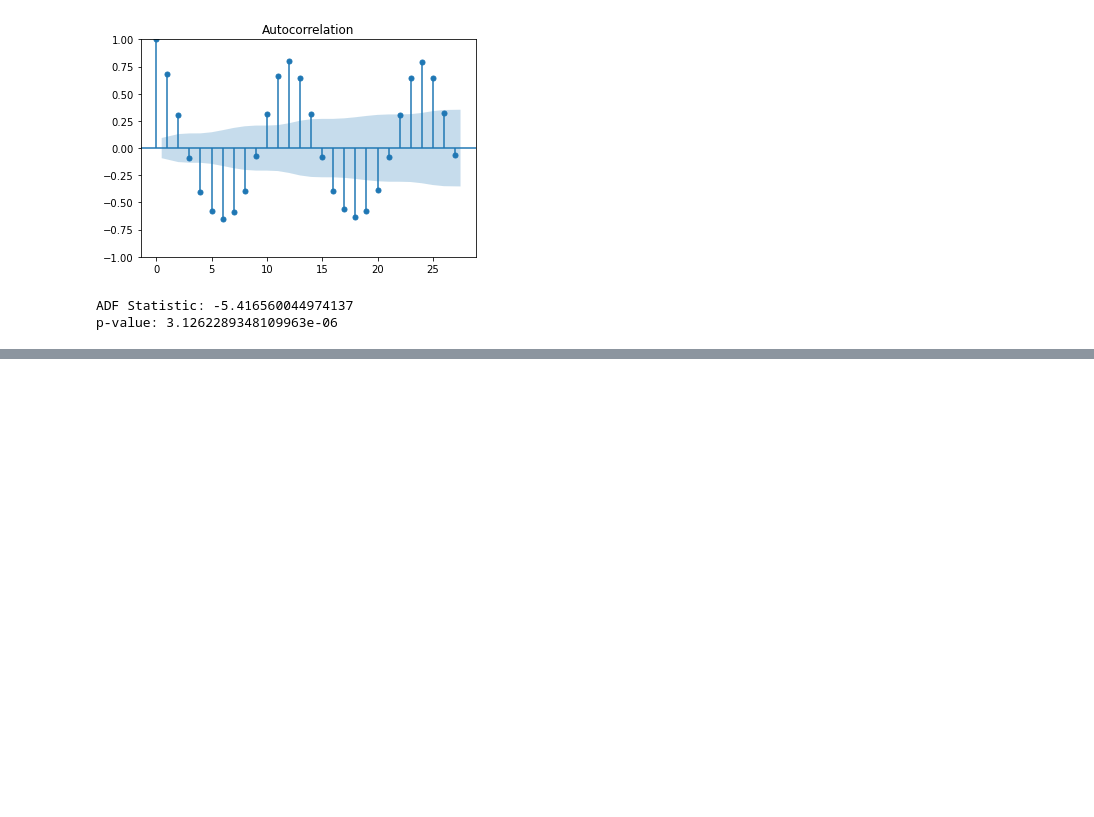
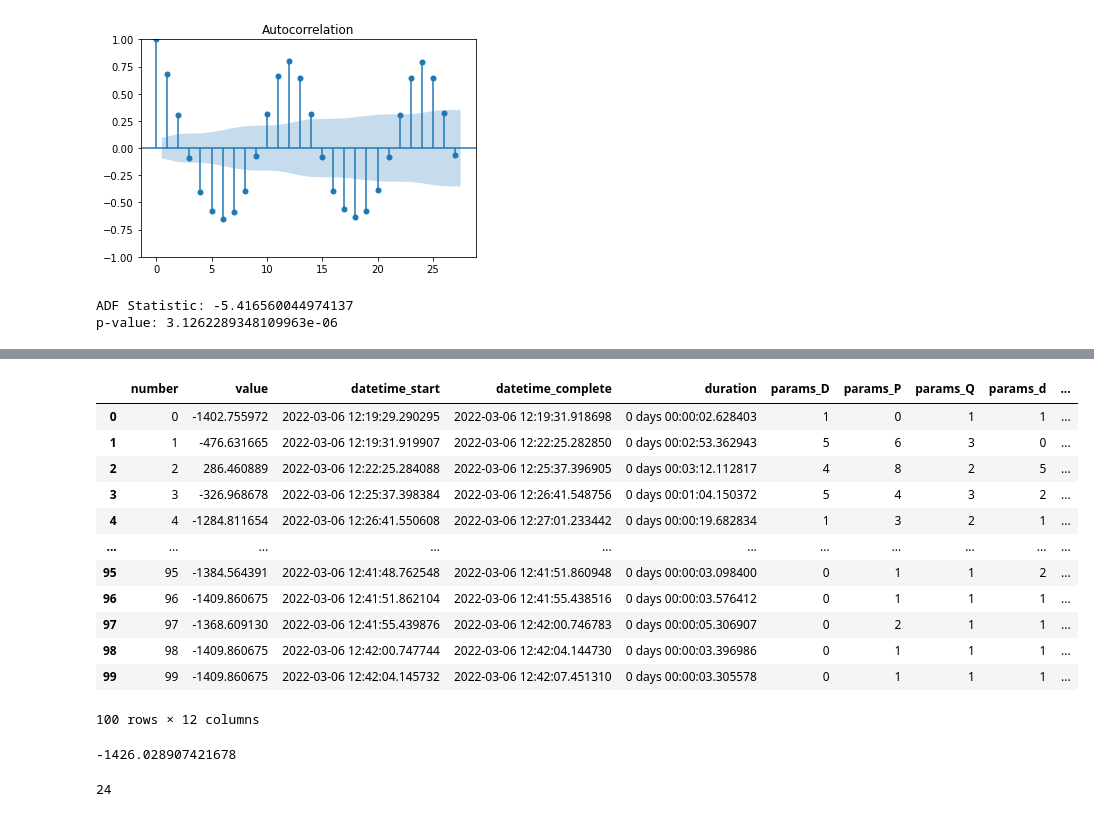
Before and after one commit to Solar-Wind-ML-DIRECT-2022-Project/2022-Project-Repo, a Jupyter notebook: SERF/SERF.ipynb, the cells around one changed output, grey strips where cells are left out. Drawn from its saved outputs; the diff is of its cells as text; code cells hidden in the pictures; blank space fills up the shorter version.

```diff
--- a/SERF/SERF.ipynb
+++ b/SERF/SERF.ipynb
@@ -281,0 +365,9 @@ print(len(parameters_list))
+# %%
+# Create a study with the tep sampler
+study = optuna.create_study(sampler=optuna.samplers.TPESampler(), direction='minimize')
+# run the study.
+# this uses TPE to try different hyperparameters (in this case x and y)
+# and searches for the best ones
+study.optimize(objective, n_trials=100)
+# get the results as dataframe
+results = study.trials_dataframe()
@@ -281,0 +392,24 @@ print(len(parameters_list))
+# %%
+results
+# %% [output]
+|  | number | value | datetime_start | datetime_complete | duration | params_D | params_P | params_Q | params_d | ... |
+| 0 | 0 | -1402.755972 | 2022-03-06 12:19:29.290295 | 2022-03-06 12:19:31.918698 | 0 days 00:00:02.628403 | 1 | 0 | 1 | 1 | ... |
+| 1 | 1 | -476.631665 | 2022-03-06 12:19:31.919907 | 2022-03-06 12:22:25.282850 | 0 days 00:02:53.362943 | 5 | 6 | 3 | 0 | ... |
+| 2 | 2 | 286.460889 | 2022-03-06 12:22:25.284088 | 2022-03-06 12:25:37.396905 | 0 days 00:03:12.112817 | 4 | 8 | 2 | 5 | ... |
+| 3 | 3 | -326.968678 | 2022-03-06 12:25:37.398384 | 2022-03-06 12:26:41.548756 | 0 days 00:01:04.150372 | 5 | 4 | 3 | 2 | ... |
+| 4 | 4 | -1284.811654 | 2022-03-06 12:26:41.550608 | 2022-03-06 12:27:01.233442 | 0 days 00:00:19.682834 | 1 | 3 | 2 | 1 | ... |
+| ... | ... | ... | ... | ... | ... | ... | ... | ... | ... | ... |
+| 95 | 95 | -1384.564391 | 2022-03-06 12:41:48.762548 | 2022-03-06 12:41:51.860948 | 0 days 00:00:03.098400 | 0 | 1 | 1 | 2 | ... |
+| 96 | 96 | -1409.860675 | 2022-03-06 12:41:51.862104 | 2022-03-06 12:41:55.438516 | 0 days 00:00:03.576412 | 0 | 1 | 1 | 1 | ... |
+| 97 | 97 | -1368.609130 | 2022-03-06 12:41:55.439876 | 2022-03-06 12:42:00.746783 | 0 days 00:00:05.306907 | 0 | 2 | 1 | 1 | ... |
+| 98 | 98 | -1409.860675 | 2022-03-06 12:42:00.747744 | 2022-03-06 12:42:04.144730 | 0 days 00:00:03.396986 | 0 | 1 | 1 | 1 | ... |
+| 99 | 99 | -1409.860675 | 2022-03-06 12:42:04.145732 | 2022-03-06 12:42:07.451310 | 0 days 00:00:03.305578 | 0 | 1 | 1 | 1 | ... |
+100 rows × 12 columns
+# %%
+results['value'].min()
+# %% [output]
+-1426.028907421678
+# %%
+results['value'].idxmin()
+# %% [output]
+24
```
Also changed, not shown: parts of 26 cells of this notebook.
